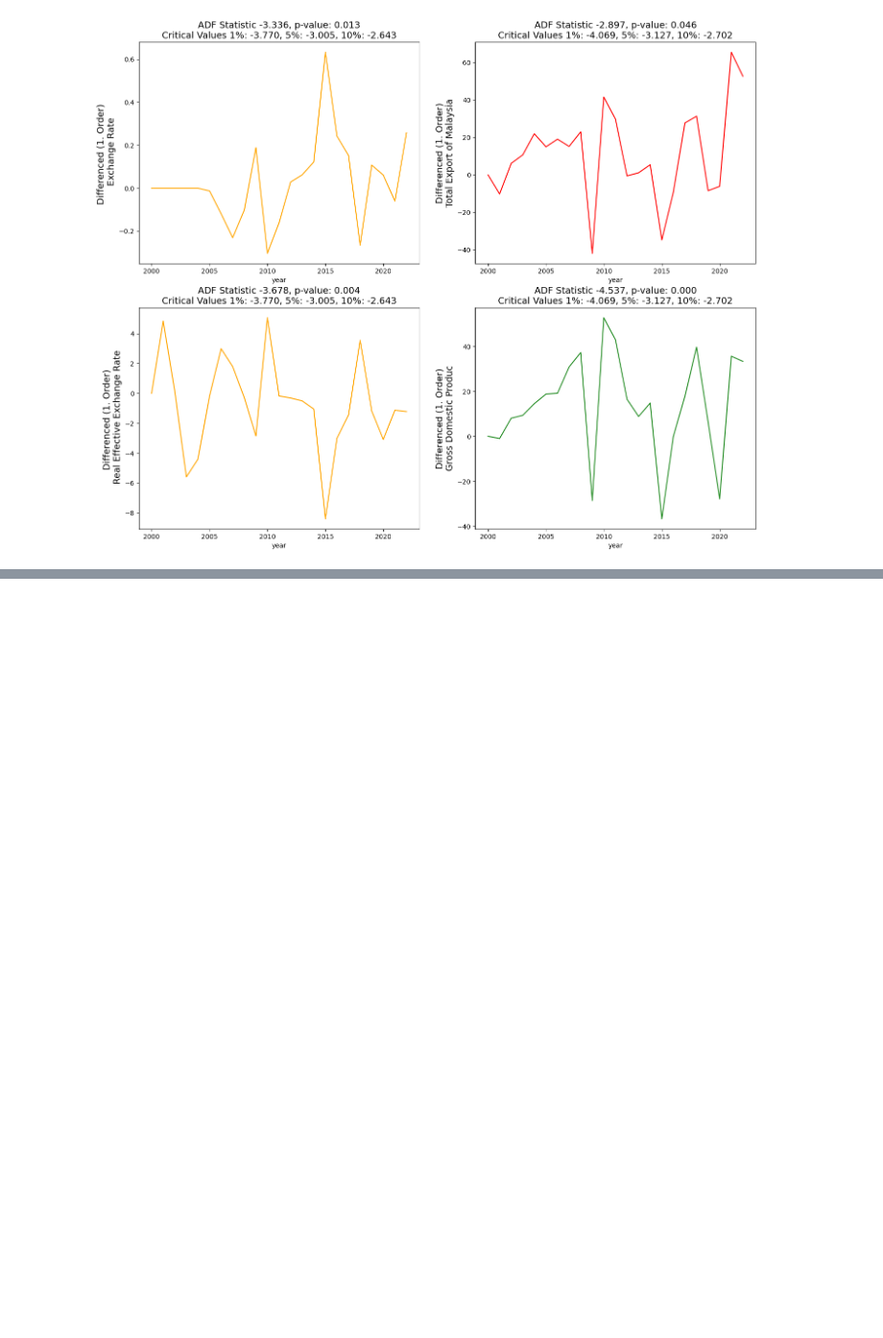
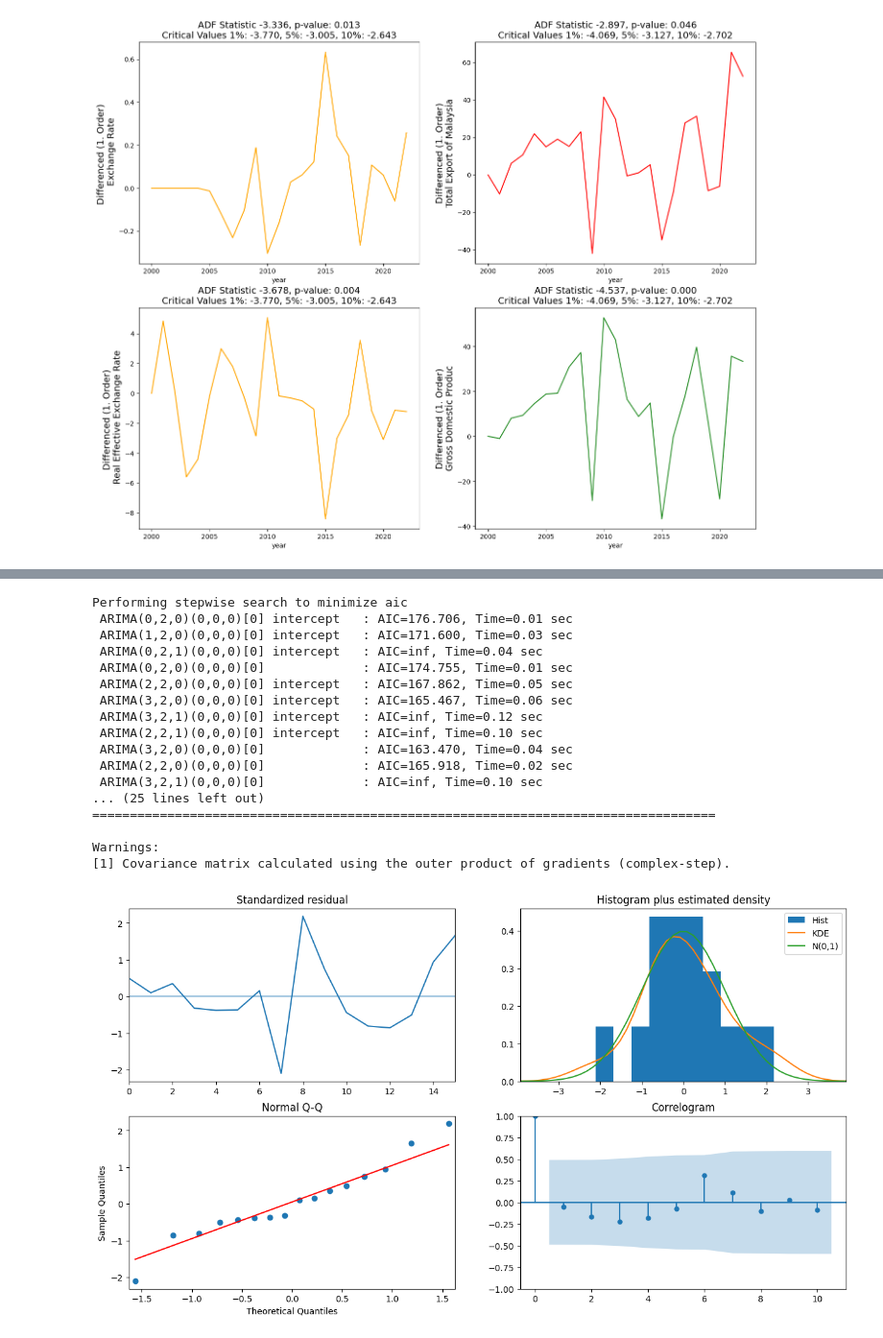
Before and after one commit to jhwong97/wqd7002-forecasting-export-project, a Jupyter notebook: main-code.ipynb, the cells around one changed output, grey strips where cells are left out. Shown at 96% size. Drawn from its saved outputs; the diff is of its cells as text; code cells hidden in the pictures; blank space fills up the shorter version.

```diff
--- a/main-code.ipynb
+++ b/main-code.ipynb
@@ -217,0 +251,36 @@ visualize_adfuller_results(final_df['Export1'].values, ' Differenced (1. Order)
+# %%
+model_autoARIMA = auto_arima(y_train, start_p=0, start_q=0,
+                             test ='adf',       # use adftest to find optimal 'd'
+                              max_p=3, max_q=3, # maximum p and q
+                              m=1,              # frequency of series
+                              d=None,           # let model determine 'd'
+                              seasonal=False,   # No Seasonality
+                              start_P=0,
+                              D=0,
+                              trace=True,
+                              error_action='ignore',
+                              suppress_warnings=True,
+                              stepwise=True)
+
+print(model_autoARIMA.summary())
+model_autoARIMA.plot_diagnostics(figsize=(15,8))
+plt.show()
+# %% [output]
+Performing stepwise search to minimize aic
+ ARIMA(0,2,0)(0,0,0)[0] intercept   : AIC=176.706, Time=0.01 sec
+ ARIMA(1,2,0)(0,0,0)[0] intercept   : AIC=171.600, Time=0.03 sec
+ ARIMA(0,2,1)(0,0,0)[0] intercept   : AIC=inf, Time=0.04 sec
+ ARIMA(0,2,0)(0,0,0)[0]             : AIC=174.755, Time=0.01 sec
+ ARIMA(2,2,0)(0,0,0)[0] intercept   : AIC=167.862, Time=0.05 sec
+ ARIMA(3,2,0)(0,0,0)[0] intercept   : AIC=165.467, Time=0.06 sec
+ ARIMA(3,2,1)(0,0,0)[0] intercept   : AIC=inf, Time=0.12 sec
+ ARIMA(2,2,1)(0,0,0)[0] intercept   : AIC=inf, Time=0.10 sec
+ ARIMA(3,2,0)(0,0,0)[0]             : AIC=163.470, Time=0.04 sec
+ ARIMA(2,2,0)(0,0,0)[0]             : AIC=165.918, Time=0.02 sec
+ ARIMA(3,2,1)(0,0,0)[0]             : AIC=inf, Time=0.10 sec
+... (25 lines left out)
+===================================================================================
+
+Warnings:
+[1] Covariance matrix calculated using the outer product of gradients (complex-step).
+[figure, added]
```
Also changed, not shown: parts of 9 cells of this notebook.
